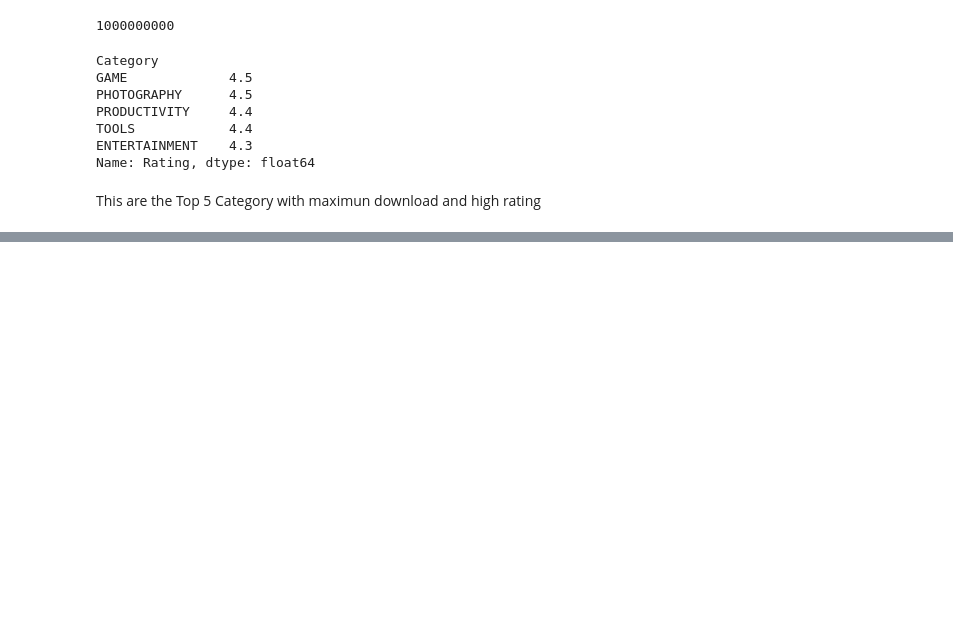
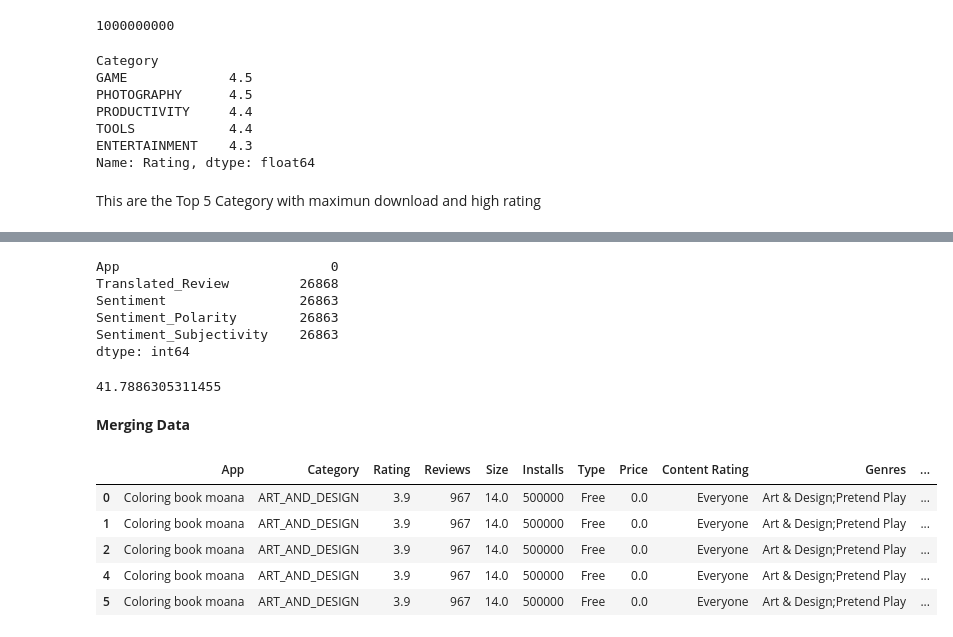
Before and after one commit to AjayUnique/EDA-playstore-app, a Jupyter notebook: Ajay_Tiwari_playstore.ipynb, the cells around one changed output, grey strips where cells are left out. Saved outputs shown, nothing was run; the diff lists cells and outputs as text; code cells hidden in the pictures; blank space fills up the shorter version.

```diff
--- a/Ajay_Tiwari_playstore.ipynb
+++ b/Ajay_Tiwari_playstore.ipynb
@@ -586,0 +610,15 @@ This are the Top 5 Category with maximun download and high rating
+# %%
+reviews_data.isna().sum() #Many null values
+# %% [output]
+App                           0
+Translated_Review         26868
+Sentiment                 26863
+Sentiment_Polarity        26863
+Sentiment_Subjectivity    26863
+dtype: int64
+# %%
+((reviews_data.isna().sum()[1])/reviews_data.shape[0])*100 # ~42% null values in 3 columns
+# %% [output]
+41.7886305311455
+# %% [markdown]
+**Merging Data**
@@ -586,0 +629,9 @@ This are the Top 5 Category with maximun download and high rating
+# %%
+df_merged.head()
+# %% [output]
+|  | App | Category | Rating | Reviews | Size | Installs | Type | Price | Content Rating | Genres | ... |
+| 0 | Coloring book moana | ART_AND_DESIGN | 3.9 | 967 | 14.0 | 500000 | Free | 0.0 | Everyone | Art & Design;Pretend Play | ... |
+| 1 | Coloring book moana | ART_AND_DESIGN | 3.9 | 967 | 14.0 | 500000 | Free | 0.0 | Everyone | Art & Design;Pretend Play | ... |
+| 2 | Coloring book moana | ART_AND_DESIGN | 3.9 | 967 | 14.0 | 500000 | Free | 0.0 | Everyone | Art & Design;Pretend Play | ... |
+| 4 | Coloring book moana | ART_AND_DESIGN | 3.9 | 967 | 14.0 | 500000 | Free | 0.0 | Everyone | Art & Design;Pretend Play | ... |
+| 5 | Coloring book moana | ART_AND_DESIGN | 3.9 | 967 | 14.0 | 500000 | Free | 0.0 | Everyone | Art & Design;Pretend Play | ... |
```
Also changed, not shown: parts of 18 cells of this notebook.
